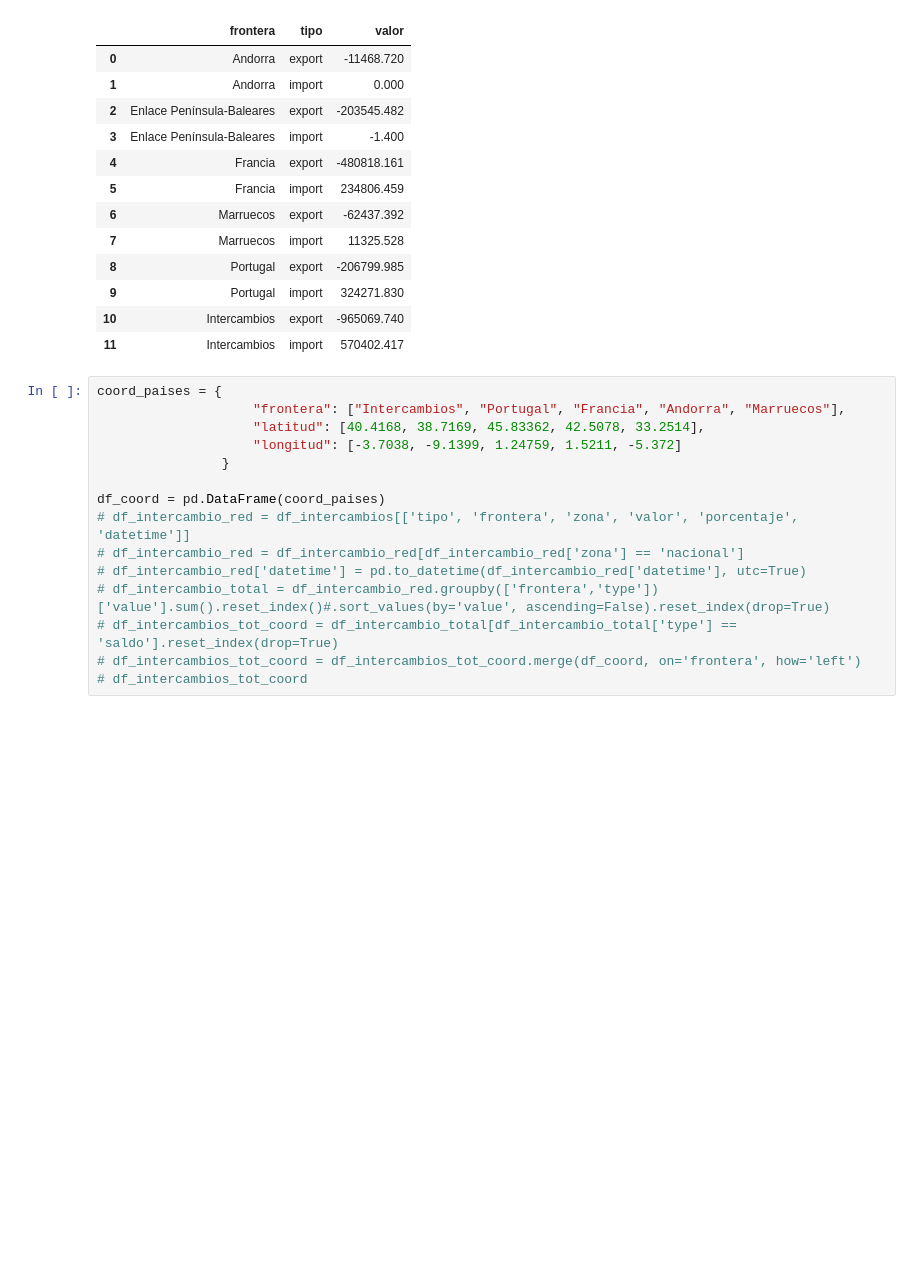
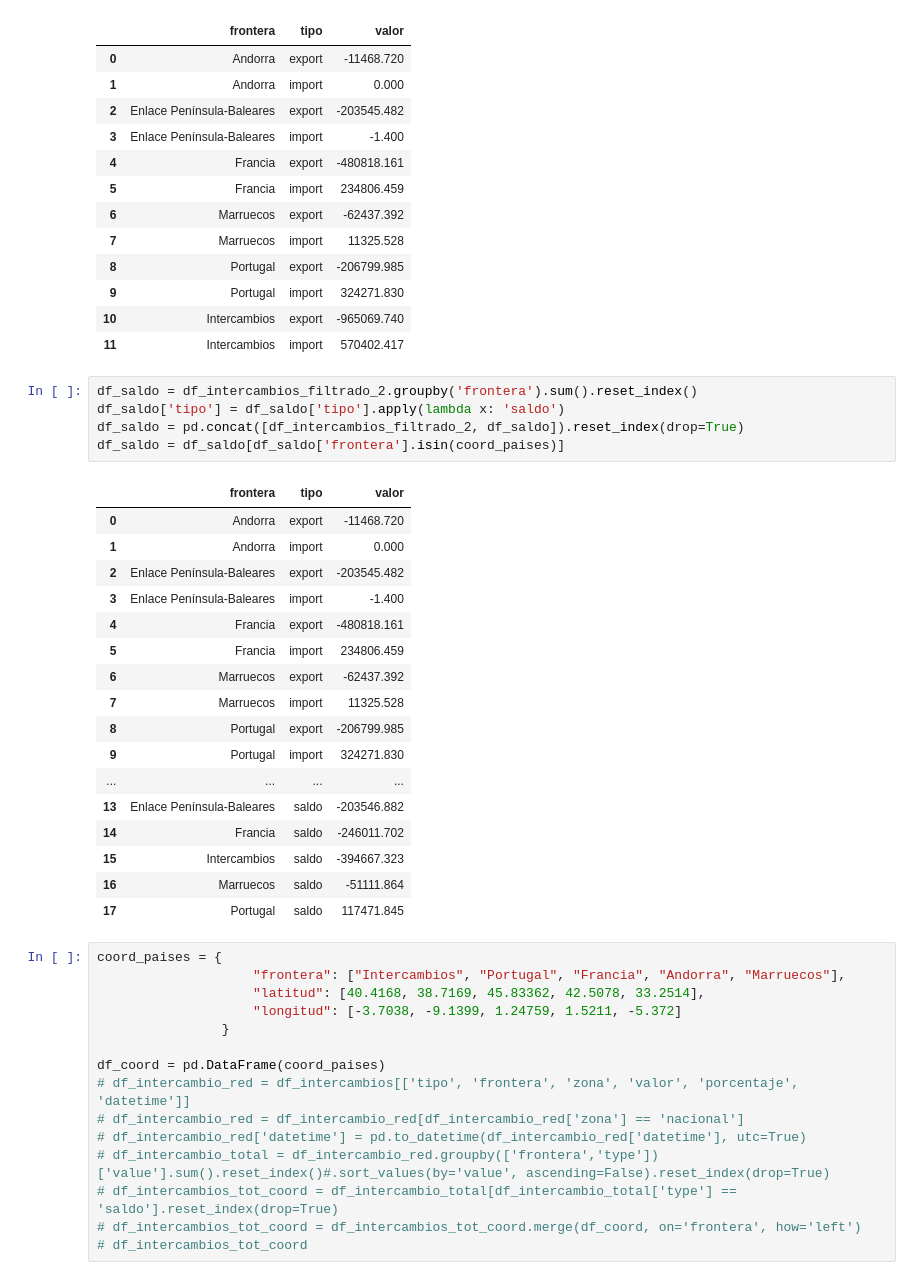
Before and after one commit to mgalvaro/PFB_red_electrica, a Jupyter notebook: Arreglos_Streamlit.ipynb, the cells around one changed output. Saved outputs shown, nothing was run; the diff lists cells and outputs as text; blank space fills up the shorter version.

```diff
--- a/Arreglos_Streamlit.ipynb
+++ b/Arreglos_Streamlit.ipynb
@@ -96,6 +96,29 @@ df_intercambios_filtrado_2
 | 9 | Portugal | import | 324271.830 |
 | 10 | Intercambios | export | -965069.740 |
 | 11 | Intercambios | import | 570402.417 |
+# %%
+df_saldo = df_intercambios_filtrado_2.groupby('frontera').sum().reset_index()
+df_saldo['tipo'] = df_saldo['tipo'].apply(lambda x: 'saldo')
+df_saldo = pd.concat([df_intercambios_filtrado_2, df_saldo]).reset_index(drop=True)
+df_saldo = df_saldo[df_saldo['frontera'].isin(coord_paises)]
+# %% [output]
+|  | frontera | tipo | valor |
+| 0 | Andorra | export | -11468.720 |
+| 1 | Andorra | import | 0.000 |
+| 2 | Enlace Península-Baleares | export | -203545.482 |
+| 3 | Enlace Península-Baleares | import | -1.400 |
+| 4 | Francia | export | -480818.161 |
+| 5 | Francia | import | 234806.459 |
+| 6 | Marruecos | export | -62437.392 |
+| 7 | Marruecos | import | 11325.528 |
+| 8 | Portugal | export | -206799.985 |
+| 9 | Portugal | import | 324271.830 |
+| ... | ... | ... | ... |
+| 13 | Enlace Península-Baleares | saldo | -203546.882 |
+| 14 | Francia | saldo | -246011.702 |
+| 15 | Intercambios | saldo | -394667.323 |
+| 16 | Marruecos | saldo | -51111.864 |
+| 17 | Portugal | saldo | 117471.845 |
 # %%
 coord_paises = {
                     "frontera": ["Intercambios", "Portugal", "Francia", "Andorra", "Marruecos"],
```
Also changed, not shown: parts of 3 cells of this notebook.
